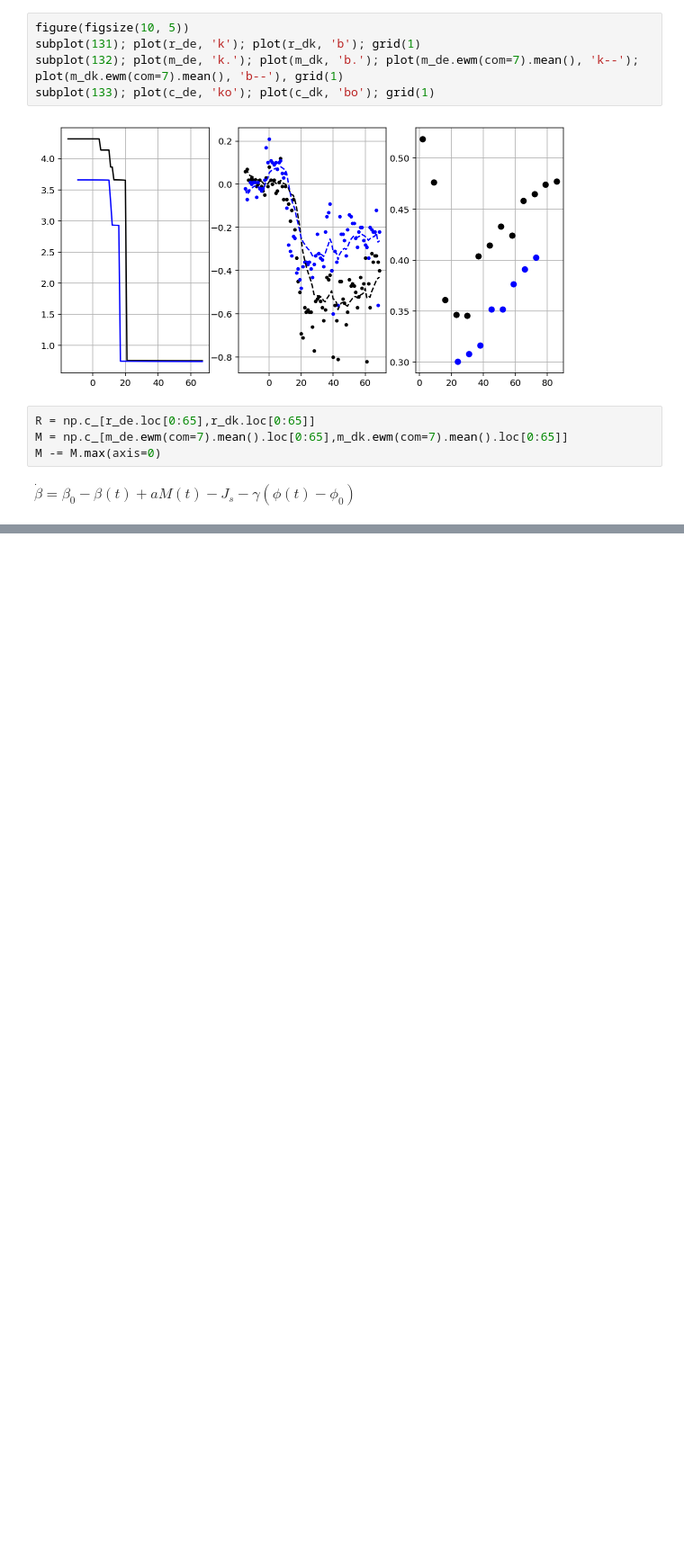
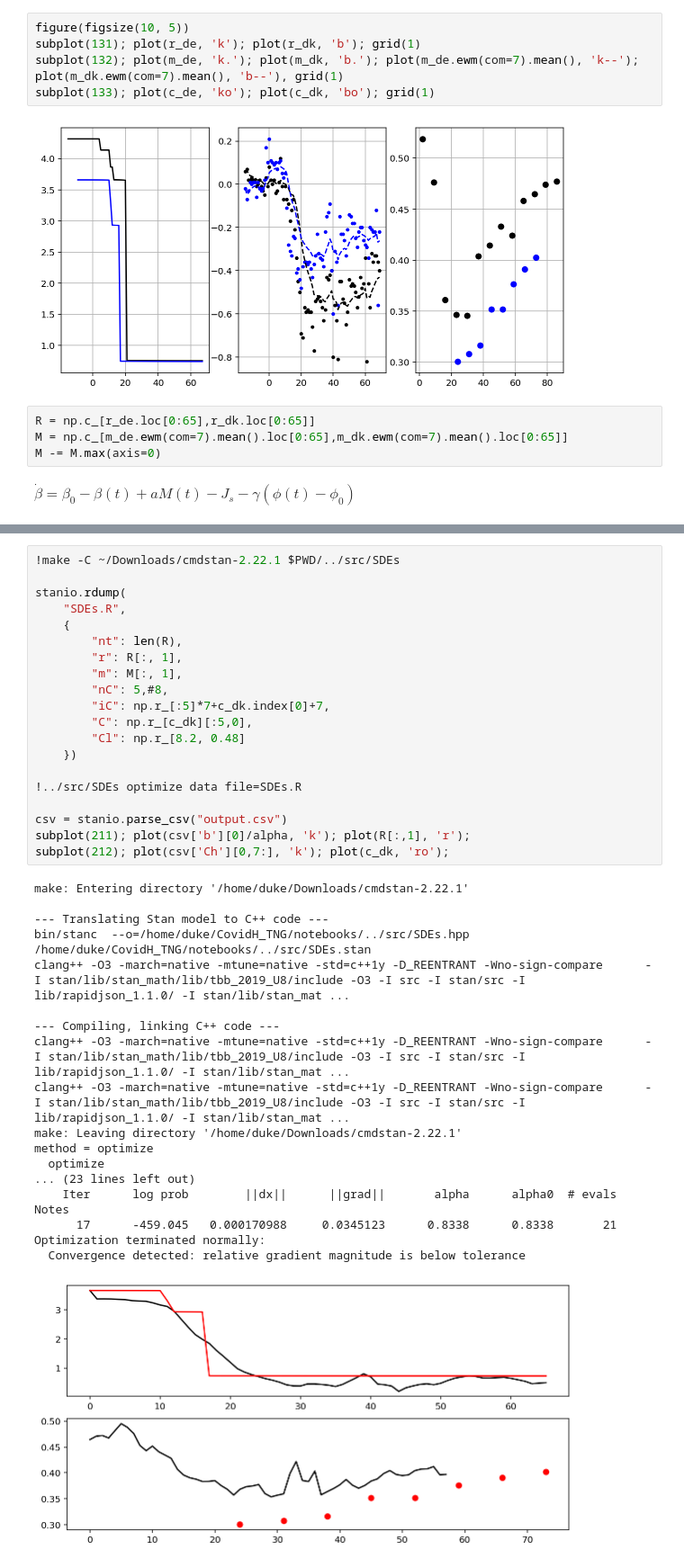
Before and after one commit to HuifangWang/CovidH_TNG, a Jupyter notebook: notebooks/2020-07-06-prep-sde-data.ipynb, the cells around one changed output, grey strips where cells are left out. Shown at 90% size. Drawn from its saved outputs; the diff is of its cells as text; blank space fills up the shorter version.

Commit message:
update Stan model

```diff
--- a/notebooks/2020-07-06-prep-sde-data.ipynb
+++ b/notebooks/2020-07-06-prep-sde-data.ipynb
@@ -90,0 +95,39 @@ subplot(414); plot(p)
+# %%
+!make -C ~/Downloads/cmdstan-2.22.1 $PWD/../src/SDEs
+
+stanio.rdump(
+    "SDEs.R",
+    {
+        "nt": len(R),
+        "r": R[:, 1],
+        "m": M[:, 1],
+        "nC": 5,#8,
+        "iC": np.r_[:5]*7+c_dk.index[0]+7,
+        "C": np.r_[c_dk][:5,0],
+        "Cl": np.r_[8.2, 0.48]
+    })
+
+!../src/SDEs optimize data file=SDEs.R
+
+csv = stanio.parse_csv("output.csv")
+subplot(211); plot(csv['b'][0]/alpha, 'k'); plot(R[:,1], 'r');
+subplot(212); plot(csv['Ch'][0,7:], 'k'); plot(c_dk, 'ro');
+# %% [output]
+make: Entering directory '/home/duke/Downloads/cmdstan-2.22.1'
+
+--- Translating Stan model to C++ code ---
+bin/stanc  --o=/home/duke/CovidH_TNG/notebooks/../src/SDEs.hpp /home/duke/CovidH_TNG/notebooks/../src/SDEs.stan
+clang++ -O3 -march=native -mtune=native -std=c++1y -D_REENTRANT -Wno-sign-compare      -I stan/lib/stan_math/lib/tbb_2019_U8/include -O3 -I src -I stan/src -I lib/rapidjson_1.1.0/ -I stan/lib/stan_mat ...
+
+--- Compiling, linking C++ code ---
+clang++ -O3 -march=native -mtune=native -std=c++1y -D_REENTRANT -Wno-sign-compare      -I stan/lib/stan_math/lib/tbb_2019_U8/include -O3 -I src -I stan/src -I lib/rapidjson_1.1.0/ -I stan/lib/stan_mat ...
+clang++ -O3 -march=native -mtune=native -std=c++1y -D_REENTRANT -Wno-sign-compare      -I stan/lib/stan_math/lib/tbb_2019_U8/include -O3 -I src -I stan/src -I lib/rapidjson_1.1.0/ -I stan/lib/stan_mat ...
+make: Leaving directory '/home/duke/Downloads/cmdstan-2.22.1'
+method = optimize
+  optimize
+... (23 lines left out)
+    Iter      log prob        ||dx||      ||grad||       alpha      alpha0  # evals  Notes
+      17      -459.045   0.000170988     0.0345123      0.8338      0.8338       21
+Optimization terminated normally:
+  Convergence detected: relative gradient magnitude is below tolerance
+[figure, added]
```
Also changed, not shown: parts of 8 cells of this notebook, 1 other file.
